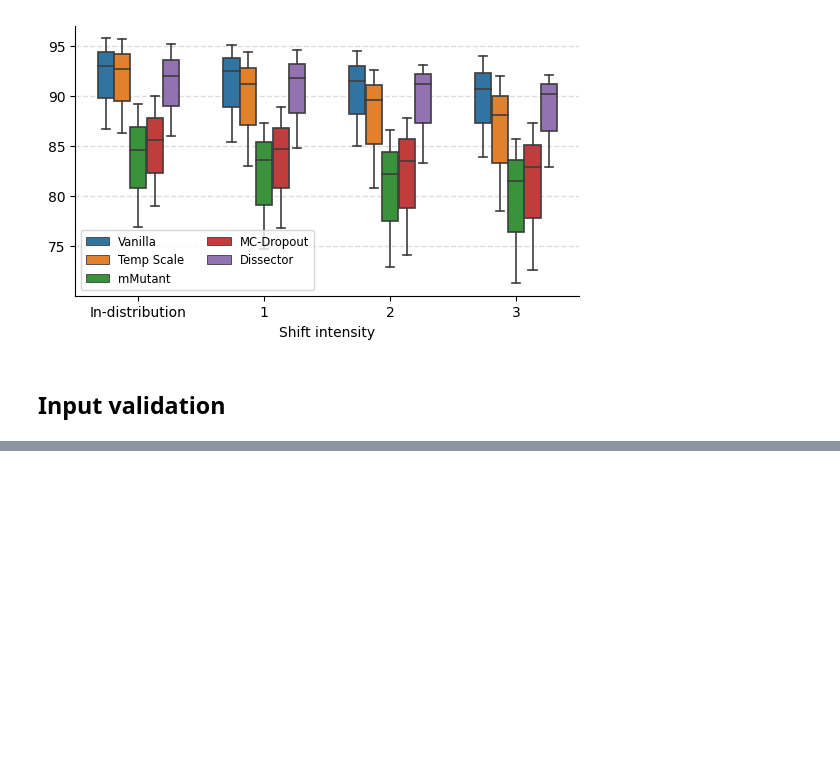
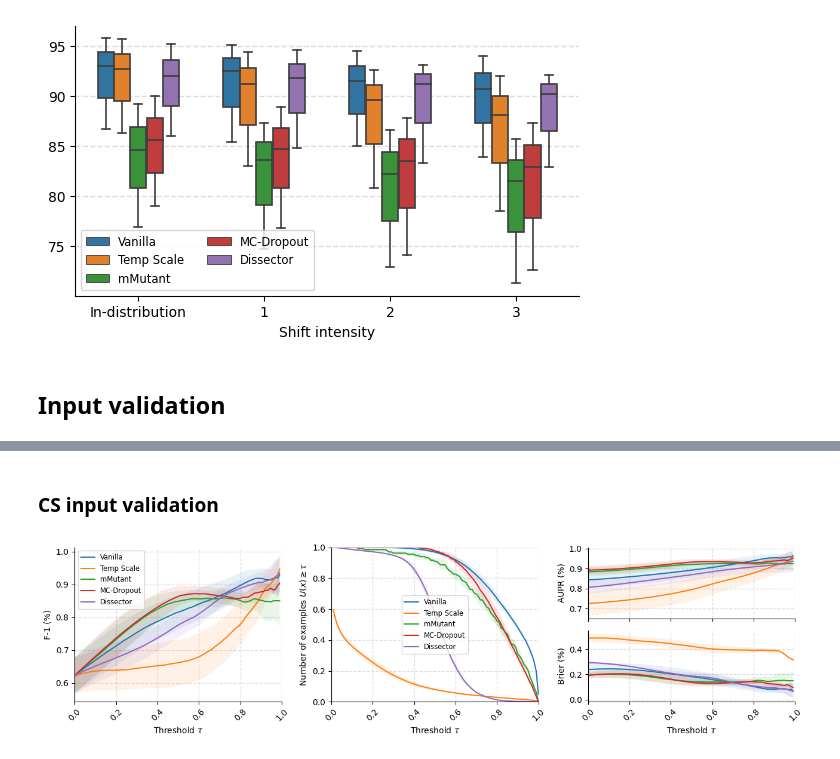
Before and after one commit to yul091/UncertaintyPL, a Jupyter notebook: notebooks/uncertainty_eval.ipynb, the cells around one changed output, grey strips where cells are left out. Saved outputs shown, nothing was run; the diff lists cells and outputs as text; code cells hidden in the pictures; blank space fills up the shorter version.

Commit message:
input figure

```diff
--- a/notebooks/uncertainty_eval.ipynb
+++ b/notebooks/uncertainty_eval.ipynb
@@ -626,13 +511,0 @@ plt.show()
-# %%
-TASK = 'CodeCompletion_Module'
-DIR = '../Uncertainty_Eval/input_validation'
-SHIFT = 'different_time'
-# create dictionary to map original method names to legend names
-legend_names = {
-    'va_acc': 'Vanilla',
-    'temp_acc': 'Temp Scale',
-    'mutation_acc': 'mMutant',
-    'dropout_acc': 'MC-Dropout',
-    'pv_acc': 'Dissector',
-}
-lstm_coverage_res = torch.load(os.path.join(DIR, SHIFT, 'lstm', TASK, 'filter_coverage.res'))
@@ -646,0 +588,65 @@ dict_keys(['threshold', 'F-1', 'AUC', 'AUPR', 'Brier'])
+# %% [markdown]
+### CS input validation
+# %%
+TASK = 'CodeSummary_Module'
+code2vec_res = torch.load(os.path.join(DIR, SHIFT, 'code2vec', TASK, 'filter_coverage.res'))
+coderoberta_res = torch.load(os.path.join(DIR, SHIFT, 'coderoberta', TASK, 'filter_coverage.res'))
+graphcodebert_res = torch.load(os.path.join(DIR, SHIFT, 'graphcodebert', TASK, 'filter_coverage.res'))
+
+# Create a figure and axis
+fig = plt.figure(figsize=(13, 3.5))
+gs = fig.add_gridspec(2, 3, width_ratios=[1, 1, 1], height_ratios=[1, 1])
+ax1 = fig.add_subplot(gs[:, 0])
+ax2 = fig.add_subplot(gs[:, 1])
+ax3_top = fig.add_subplot(gs[0, 2])
+ax3_bottom = fig.add_subplot(gs[1, 2])
+
+plot_threshold(
+    ax=ax1,
+    model1_res=code2vec_res,
+    model2_res=coderoberta_res,
+    model3_res=graphcodebert_res,
+    x='coverage',
+    y='F-1',
+    # use_test1=False,
+    legend=True,
+)
+plot_threshold(
+    ax=ax2,
+    model1_res=code2vec_res,
+    model2_res=coderoberta_res,
+    model3_res=graphcodebert_res,
+    x='coverage',
+    y='threshold',
+    legend=True,
+)
+plot_threshold(
+    ax=ax3_top,
+    model1_res=code2vec_res,
+    model2_res=coderoberta_res,
+    model3_res=graphcodebert_res,
+    x='coverage',
+    x_label=False,
+    x_ticklabel=False,
+    # use_test1=False,
+    y='AUPR',
+    legend=False,
+)
+plot_threshold(
+    ax=ax3_bottom,
+    model1_res=code2vec_res,
+    model2_res=coderoberta_res,
+    model3_res=graphcodebert_res,
+    x='coverage',
+    # use_test1=False,
+    y='Brier',
+    legend=False,
+)
+
+# Remove space between subplots
+plt.subplots_adjust(hspace=0.0)
+# plot on ax1, ax2, ax3_top, and ax3_bottom as desired
+plt.tight_layout()
+plt.show()
+# %% [output]
+[figure, added]
```
Also changed, not shown: parts of 7 cells of this notebook, 11 other files.
